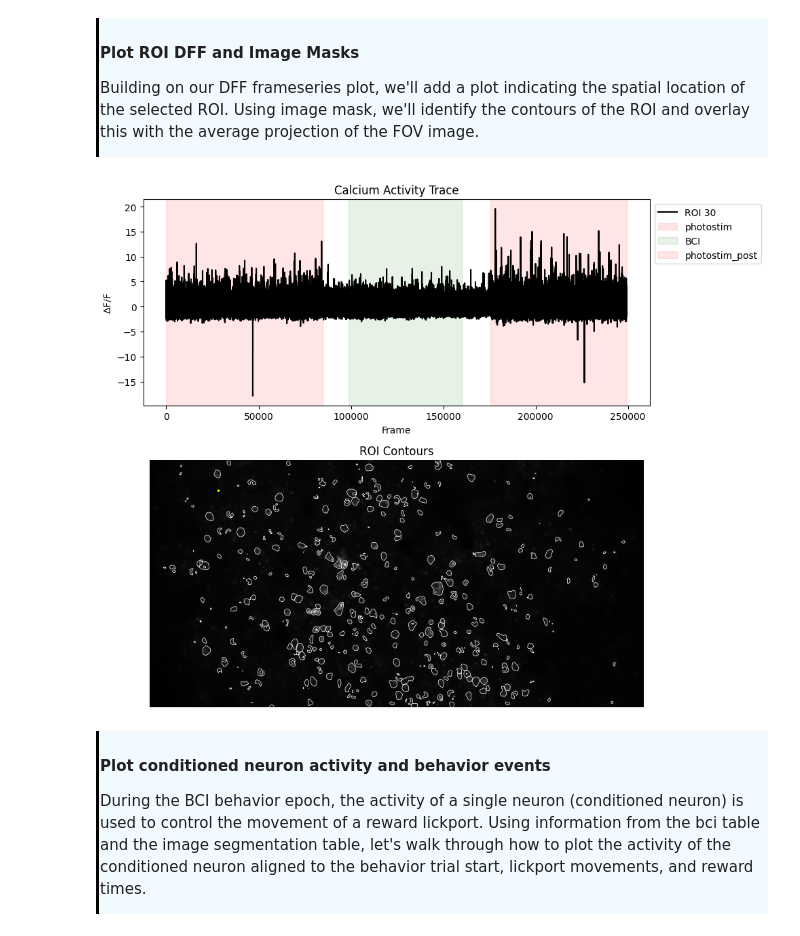
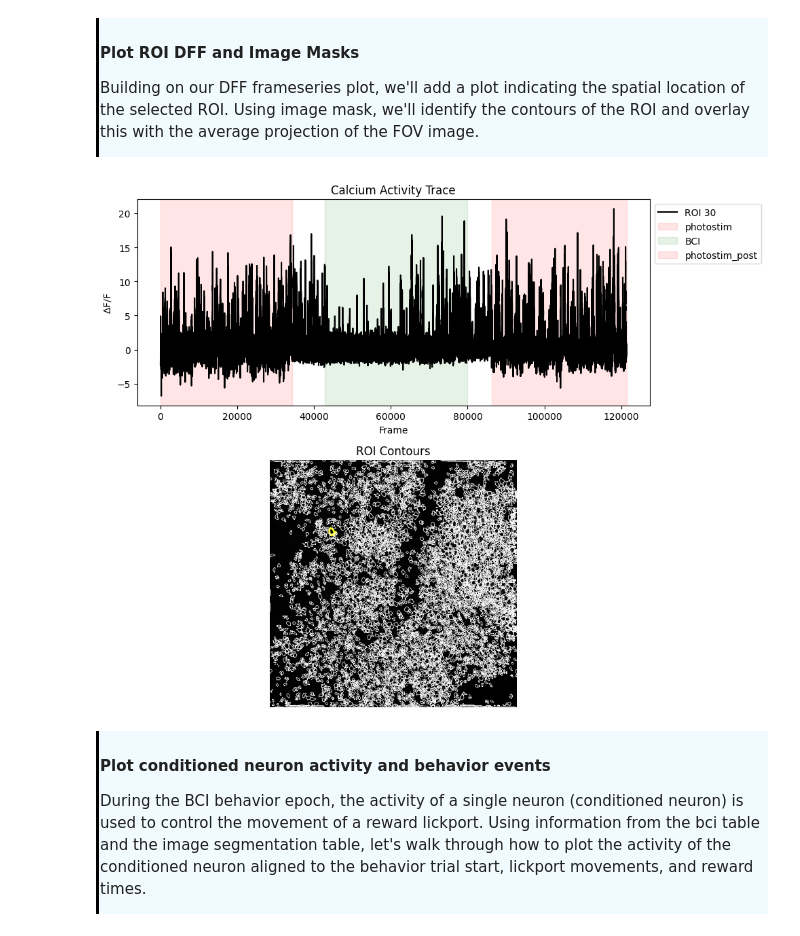
Before and after one commit to AllenNeuralDynamics/AIND-CNC-BCI-Workshop, a Jupyter notebook: code/load_data.ipynb, the cells around one changed output. Saved outputs shown, nothing was run; the diff lists cells and outputs as text; code cells hidden in the pictures.

```diff
--- a/code/load_data.ipynb
+++ b/code/load_data.ipynb
@@ -87,7 +87,7 @@ The /data folder contains a directory named for each experimental session that w
 
 From the metadata table, we'll store the subject_id and date for a session of interest.
 # %%
-idx = 3
+idx = 1
 
 subject_id = metadata.subject_id[idx]
 date = metadata.session_time[idx][0:10] # save just the year, month, and date
@@ -149,5 +149,9 @@ def load_nwb(subject_id, date):
         print(f'Error loading file from {nwb_path}: {e}')
         return None
 # %%
+idx = 25
+subject_id = metadata.subject_id[idx]
+date = metadata.session_time[idx][0:10] # save just the year, month, and date
+
 nwbfile = load_nwb(subject_id, date)
 # %% [output]
@@ -425,35 +412,35 @@ ax1.plot(dff[:, ROI], label=f'ROI {ROI}', color='black')
 
 # Top Plot: Shaded regions for stimulus epochs
 stim_names = ['photostim','BCI','photostim_post']
 colors = ['red','green','red']
 for c,stim_name in enumerate(stim_names):
     stim = epoch_table[epoch_table.stim_name==stim_name]
     for j in range(len(stim)):
         ax1.axvspan(xmin=stim.start_frame.iloc[j], xmax=stim.stop_frame.iloc[j], color=colors[c], alpha=0.1, label = stim_name)
 
 ax1.set_ylabel(r'$\Delta$F/F')
 ax1.set_xlabel('Frame')
 ax1.set_title('Calcium Activity Trace')
 ax1.legend(bbox_to_anchor=(1.0, 1.0))
 
 # Bottom plot: Grayscale image with ROI contours
 ax2.imshow(image, cmap='gray')
 ax2.set_title('ROI Contours')
 ax2.axis('off')
 
 # Overlay ROI contours
 for i, mask in enumerate(image_segmentation.image_mask):
     mask_array = np.array(mask)
-    contours = measure.find_contours(mask_array, level=0.5)
+    contours = measure.find_contours(mask_array, level=0.3)
     for contour in contours:
         color = 'yellow' if i == ROI else 'white'
         linewidth = 2.0 if i == ROI else 0.5
         ax2.plot(contour[:, 1], contour[:, 0], color=color, linewidth=linewidth)
 
 plt.tight_layout()
 plt.show()
 # %% [output]
-[figure, old version]
+[figure, new version]
 # %% [markdown]
 <div style="border-left: 3px solid #000; padding: 1px; padding-left: 10px; background: #F0FAFF; ">
 
```
Also changed, not shown: parts of 20 cells of this notebook.
